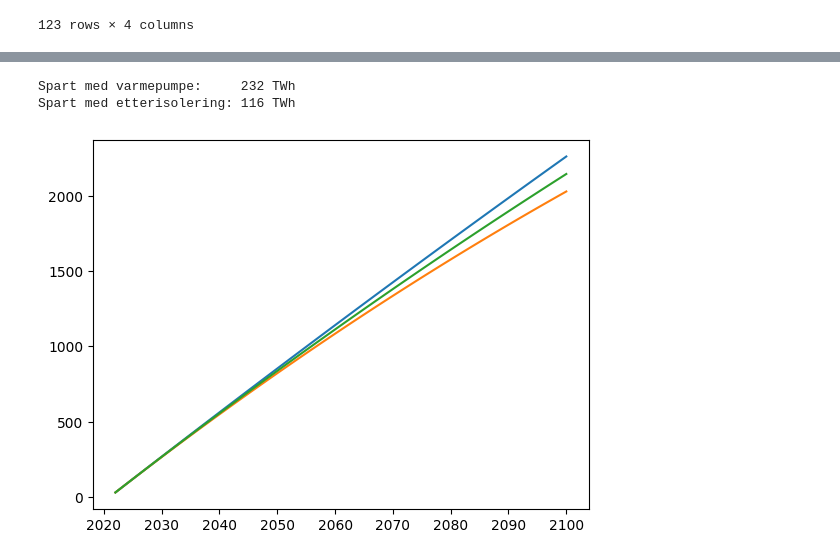
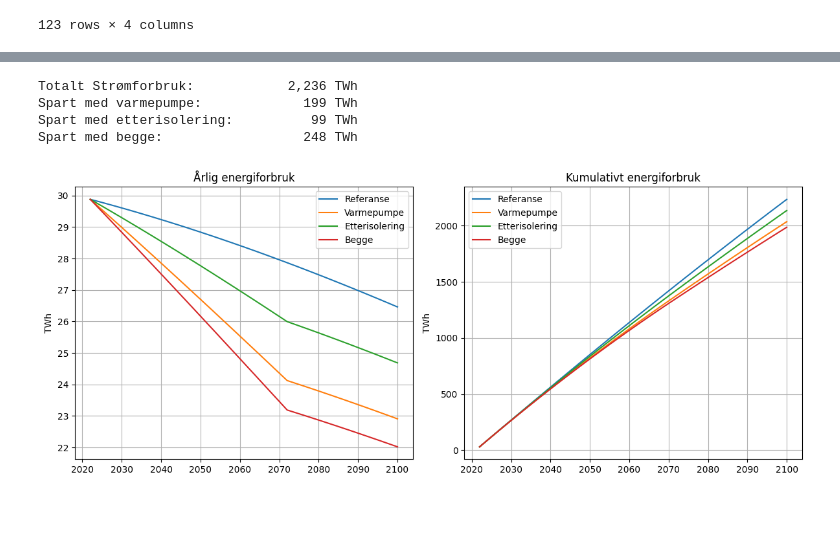
Before and after one commit to andre-hegre/Beregninger_Scenariomodell, a Jupyter notebook: projection.ipynb, the cells around one changed output, grey strips where cells are left out. Saved outputs shown, nothing was run; the diff lists cells and outputs as text; code cells hidden in the pictures; blank space fills up the shorter version.

```diff
--- a/projection.ipynb
+++ b/projection.ipynb
@@ -132,15 +197,40 @@ plt.plot(projection_years, energy['insulation']/1e9)
 # %%
-base_ce = energy['base'].cumsum()/1e9
-heat_ce = energy['heat_pump'].cumsum()/1e9
-iso_ce = energy['insulation'].cumsum()/1e9
+labels = ['Referanse', 'Varmepumpe', 'Etterisolering', 'Begge']
 
-plt.plot(projection_years, base_ce)
-plt.plot(projection_years, heat_ce)
-plt.plot(projection_years, iso_ce)
+fig, (ax1, ax2) = plt.subplots(1, 2, figsize=(12, 5))
+ax1.plot(projection_years, energy['b']/1e9, label=labels[0])
+ax1.plot(projection_years, energy['hp']/1e9, label=labels[1])
+ax1.plot(projection_years, energy['is']/1e9, label=labels[2])
+ax1.plot(projection_years, energy['bo']/1e9, label=labels[3])
+ax1.set_title('Årlig energiforbruk')
+ax1.set_ylabel('TWh')
+ax1.legend()
+ax1.grid()
 
-print(f"Spart med varmepumpe:     {base_ce.iloc[-1] - heat_ce.iloc[-1]:,.0f} TWh")
-print(f"Spart med etterisolering: {base_ce.iloc[-1] - iso_ce.iloc[-1]:,.0f} TWh")
+base_ce = energy['b'].cumsum()/1e9
+heat_ce = energy['hp'].cumsum()/1e9
+iso_ce = energy['is'].cumsum()/1e9
+both_ce = energy['bo'].cumsum()/1e9
+
+ax2.plot(projection_years, base_ce, label=labels[0])
+ax2.plot(projection_years, heat_ce, label=labels[1])
+ax2.plot(projection_years, iso_ce, label=labels[2])
+ax2.plot(projection_years, both_ce, label=labels[3])
+ax2.set_title('Kumulativt energiforbruk')
+ax2.set_ylabel('TWh')
+ax2.legend()
+ax2.grid()
+
+plt.tight_layout()
+
+plt.savefig('strømforbruk')
+print(f"Totalt Strømforbruk:     \t{base_ce.iloc[-1]:,.0f} TWh")
+print(f"Spart med varmepumpe:     \t  {base_ce.iloc[-1] - heat_ce.iloc[-1]:,.0f} TWh")
+print(f"Spart med etterisolering: \t   {base_ce.iloc[-1] - iso_ce.iloc[-1]:,.0f} TWh")
+print(f"Spart med begge: \t\t  {base_ce.iloc[-1] - both_ce.iloc[-1]:,.0f} TWh")
 # %% [output]
-Spart med varmepumpe:     232 TWh
-Spart med etterisolering: 116 TWh
+Totalt Strømforbruk:            2,236 TWh
+Spart med varmepumpe:             199 TWh
+Spart med etterisolering:          99 TWh
+Spart med begge:                  248 TWh
-[figure, old version]
+[figure, new version]
```
Also changed, not shown: parts of 7 cells of this notebook.
